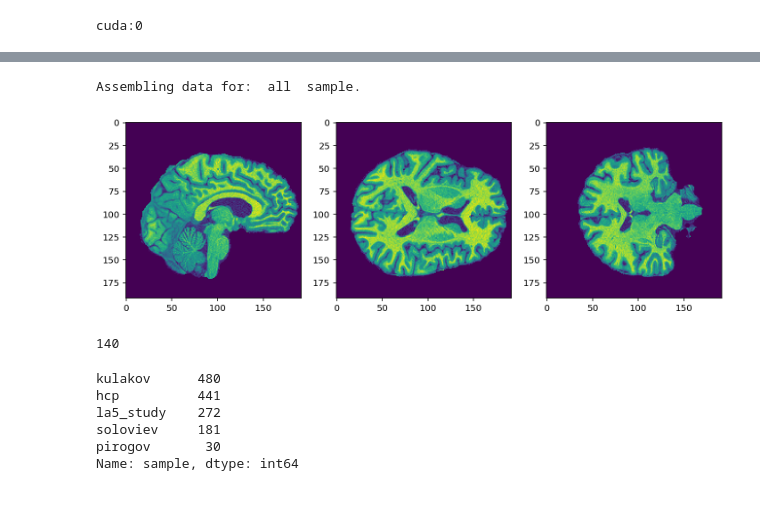
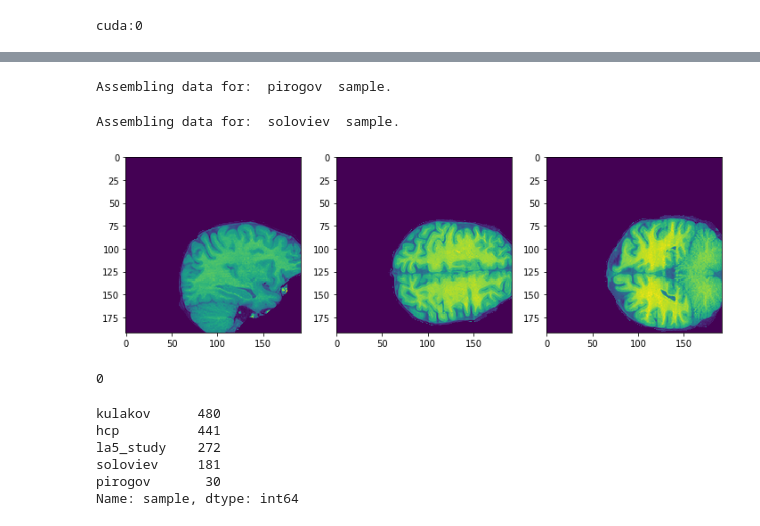
Before and after one commit to kondratevakate/mri-epilepsy-diagnosis, a Jupyter notebook: classification/full_sample_classification.ipynb, the cells around one changed output, grey strips where cells are left out. Drawn from its saved outputs; the diff is of its cells as text; code cells hidden in the pictures.

```diff
--- a/classification/full_sample_classification.ipynb
+++ b/classification/full_sample_classification.ipynb
@@ -39,11 +75,18 @@ from utils.data import MriSegmentation, MriClassification
+# %%
+pirogov_data = MriSegmentation(sample='pirogov', prefix= 'fcd', mask = 'bb', ignore_missing= True,
+                         coord_min=(0,0,0,), img_shape=(192, 192, 192,),
+                         image_path= '/gpfs/gpfs0/sbi/data/fcd_classification_bank',
+                         targets_path= '../targets/targets_fcd_bank.csv')
+# %% [output]
+Assembling data for:  pirogov  sample.
 # %%
-all_data = MriClassification(sample='all', data_type = 'img', ignore_missing= False,
-                         coord_min=(30,30,30,), img_shape=(192, 192, 192,),
+all_data = MriClassification(sample='soloviev', data_type = 'img', ignore_missing= False,
+                         coord_min=(0,0,0,), img_shape=(192, 192, 192,),
                          image_path= '/gpfs/gpfs0/sbi/data/fcd_classification_bank',
                          targets_path= '../targets/targets_fcd_bank.csv')
 # %% [output]
-Assembling data for:  all  sample.
+Assembling data for:  soloviev  sample.
 # %%
-plot_central_cuts(all_data[40])
+plot_central_cuts(all_data[160])
 # %% [output]
-[figure, old version]
+[figure, new version]
@@ -62,7 +93,7 @@ def plot_histogram(axis, tensor, num_positions=100, label=None, alpha=0.05, colo
-# %%
-len(np.linspace(1,1400,140))
-# %% [output]
-140
+# %%
+all_data.target[160]
+# %% [output]
+0
 # %%
 targets = pd.read_csv('../targets/targets_fcd_bank.csv')
 # %%
```
Also changed, not shown: parts of 10 cells of this notebook, 3 other files.
